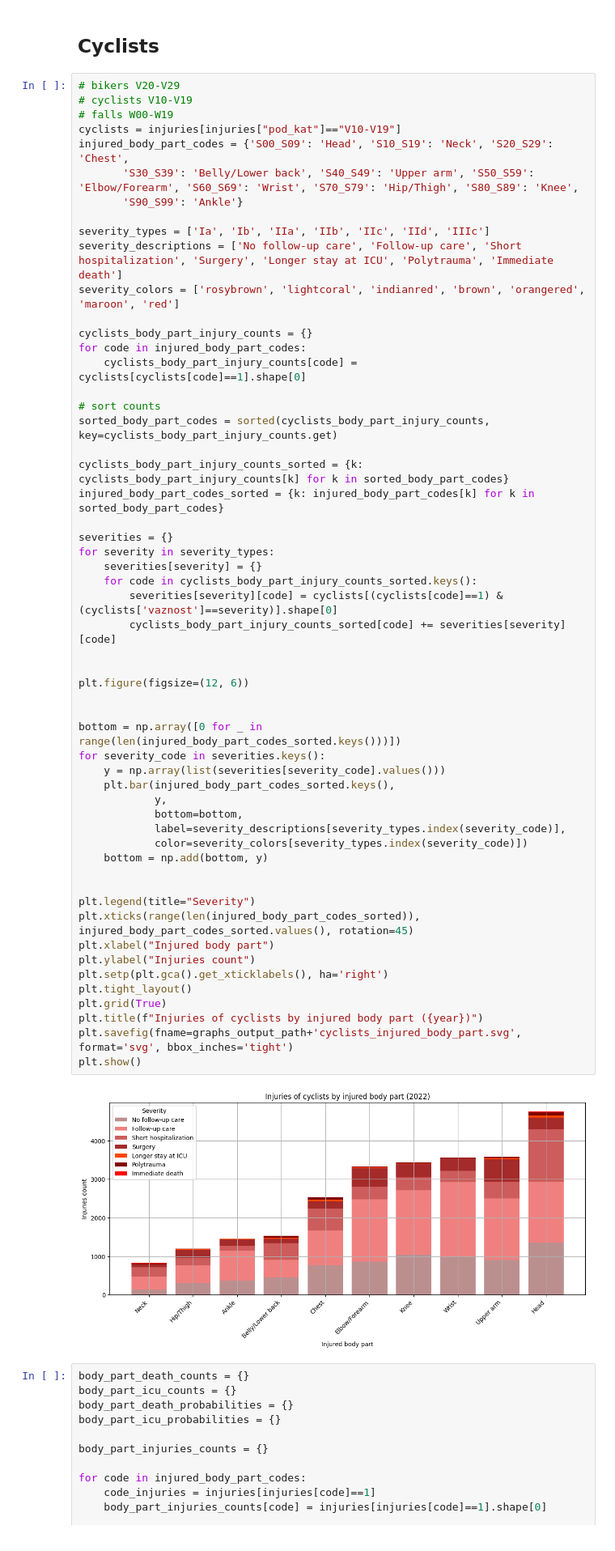
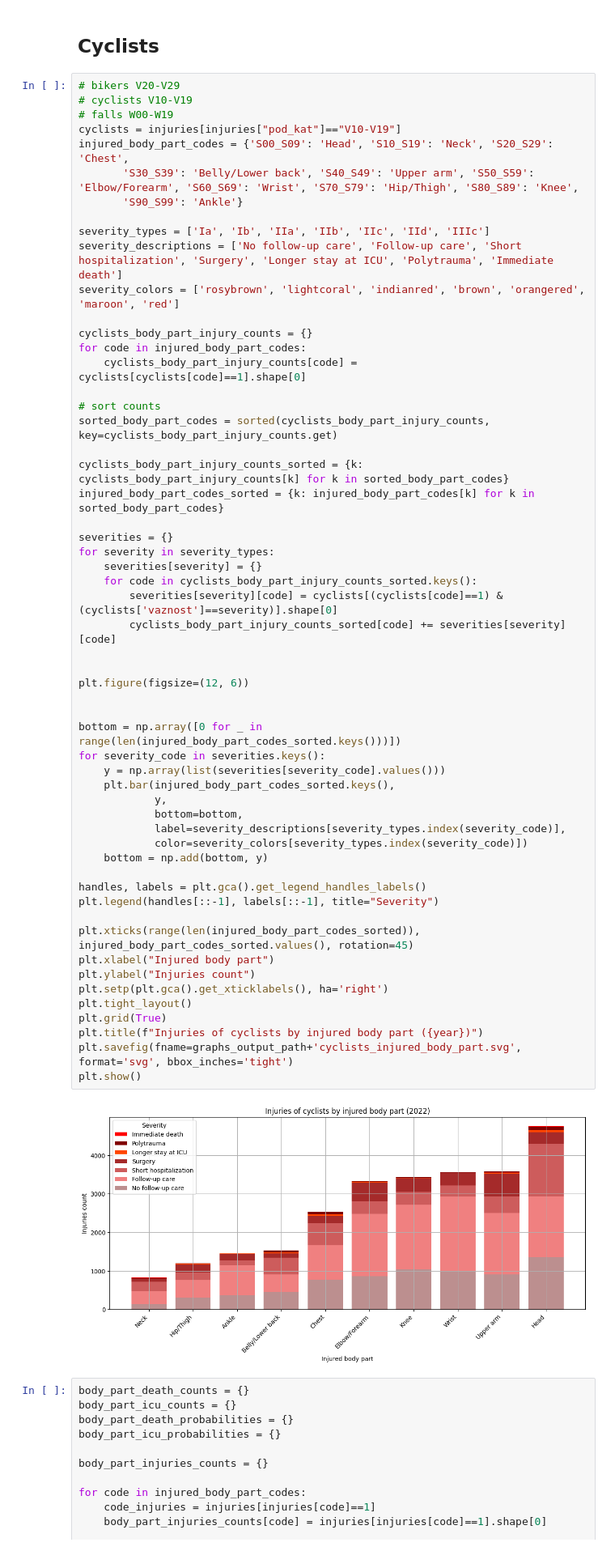
Before and after one commit to adamrer/injuries-analysis, a Jupyter notebook: project.ipynb, the cells around one changed output. Shown at 81% size. Saved outputs shown, nothing was run; the diff lists cells and outputs as text.

Commit message:
Reverse legend

```diff
--- a/project.ipynb
+++ b/project.ipynb
@@ -276,35 +276,36 @@ for severity in severity_types:
     severities[severity] = {}
     for code in cyclists_body_part_injury_counts_sorted.keys():
         severities[severity][code] = cyclists[(cyclists[code]==1) & (cyclists['vaznost']==severity)].shape[0]
         cyclists_body_part_injury_counts_sorted[code] += severities[severity][code]
 
 
 plt.figure(figsize=(12, 6))
 
 
 bottom = np.array([0 for _ in range(len(injured_body_part_codes_sorted.keys()))])
 for severity_code in severities.keys():
     y = np.array(list(severities[severity_code].values()))
     plt.bar(injured_body_part_codes_sorted.keys(),
             y,
             bottom=bottom,
             label=severity_descriptions[severity_types.index(severity_code)],
             color=severity_colors[severity_types.index(severity_code)])
     bottom = np.add(bottom, y)
 
+handles, labels = plt.gca().get_legend_handles_labels()
+plt.legend(handles[::-1], labels[::-1], title="Severity")
 
-plt.legend(title="Severity")
 plt.xticks(range(len(injured_body_part_codes_sorted)), injured_body_part_codes_sorted.values(), rotation=45)
 plt.xlabel("Injured body part")
 plt.ylabel("Injuries count")
 plt.setp(plt.gca().get_xticklabels(), ha='right')
 plt.tight_layout()
 plt.grid(True)
 plt.title(f"Injuries of cyclists by injured body part ({year})")
 plt.savefig(fname=graphs_output_path+'cyclists_injured_body_part.svg', format='svg', bbox_inches='tight')
 plt.show()
 # %% [output]
-[figure, old version]
+[figure, new version]
 # %%
 body_part_death_counts = {}
 body_part_icu_counts = {}
```
Also changed, not shown: parts of 2 cells of this notebook, 9 other files.
